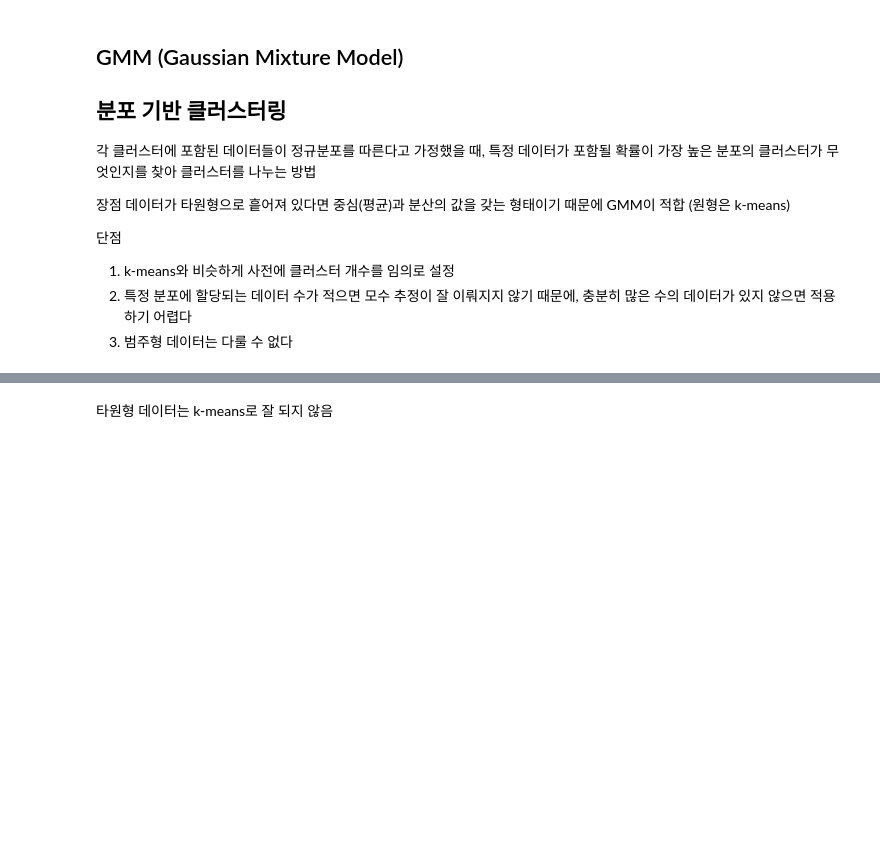
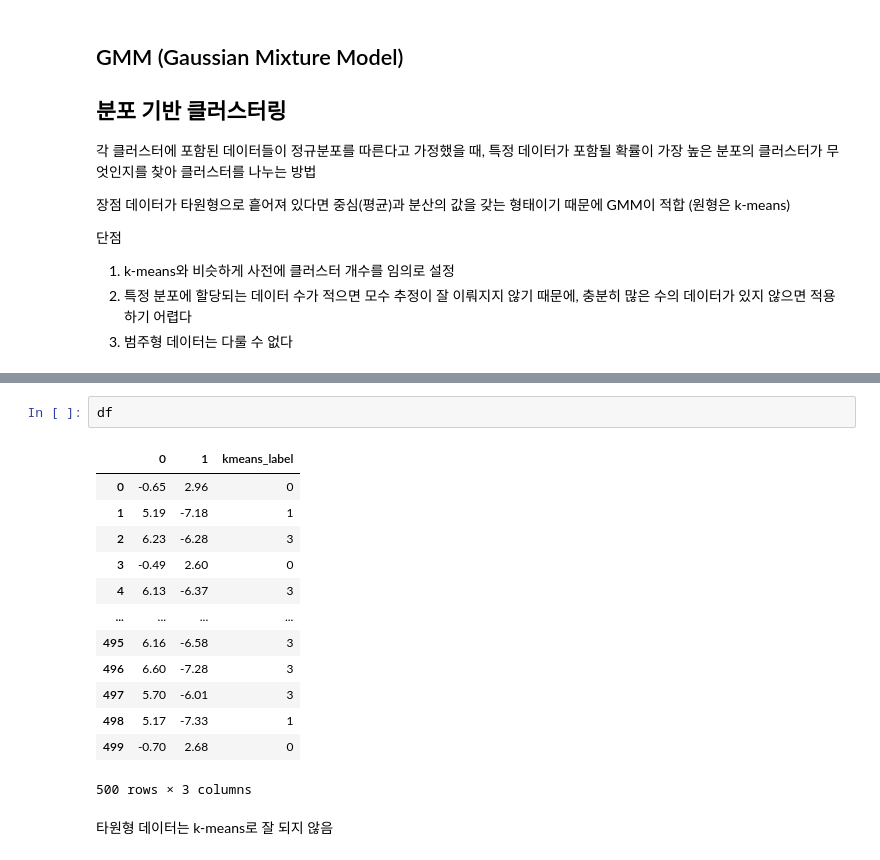
Before and after one commit to jeongryuni/study_analysis, a Jupyter notebook: Cluster_analysis/03_다양한 클러스터링 모델.ipynb, the cells around one changed output, grey strips where cells are left out. Saved outputs shown, nothing was run; the diff lists cells and outputs as text; blank space fills up the shorter version.

```diff
--- a/Cluster_analysis/03_다양한 클러스터링 모델.ipynb
+++ b/Cluster_analysis/03_다양한 클러스터링 모델.ipynb
@@ -279,3 +281,19 @@ sns.scatterplot(x=centers[:,0], y=centers[:,1], color='black', alpha=0.8, s=200)
+# %%
+df
+# %% [output]
+|  | 0 | 1 | kmeans_label |
+| 0 | -0.65 | 2.96 | 0 |
+| 1 | 5.19 | -7.18 | 1 |
+| 2 | 6.23 | -6.28 | 3 |
+| 3 | -0.49 | 2.60 | 0 |
+| 4 | 6.13 | -6.37 | 3 |
+| ... | ... | ... | ... |
+| 495 | 6.16 | -6.58 | 3 |
+| 496 | 6.60 | -7.28 | 3 |
+| 497 | 5.70 | -6.01 | 3 |
+| 498 | 5.17 | -7.33 | 1 |
+| 499 | -0.70 | 2.68 | 0 |
+500 rows × 3 columns
 # %% [markdown]
 타원형 데이터는 k-means로 잘 되지 않음
 # %%
```
Also changed, not shown: parts of 8 cells of this notebook, 1 other file.
